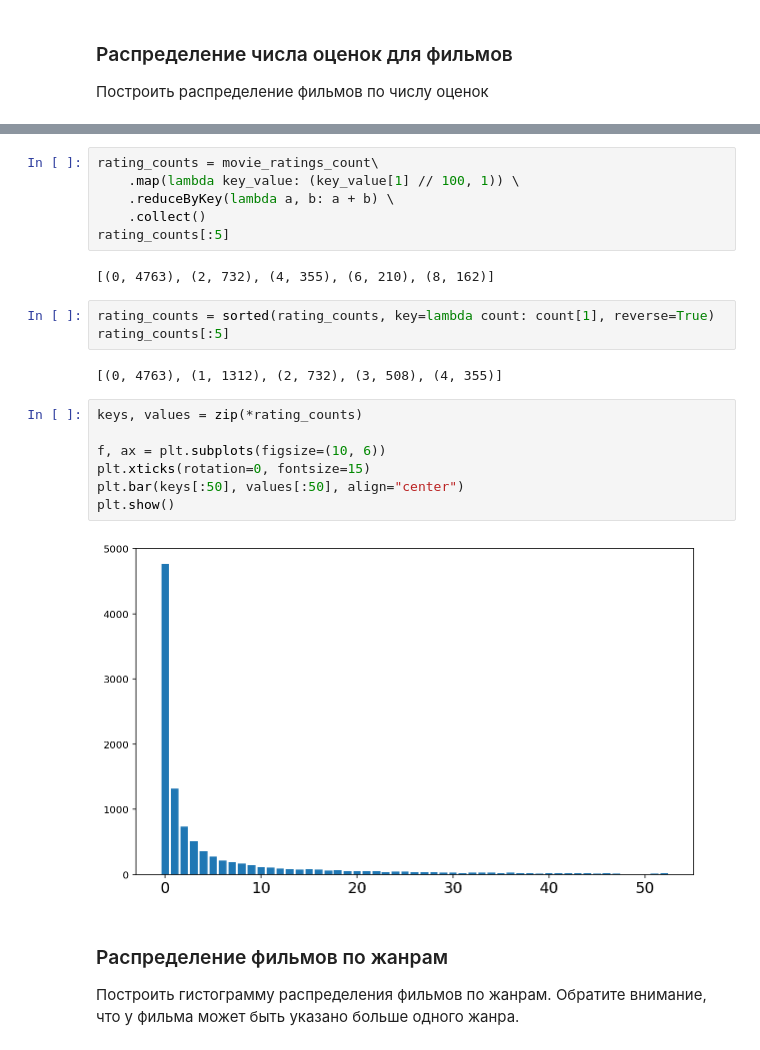
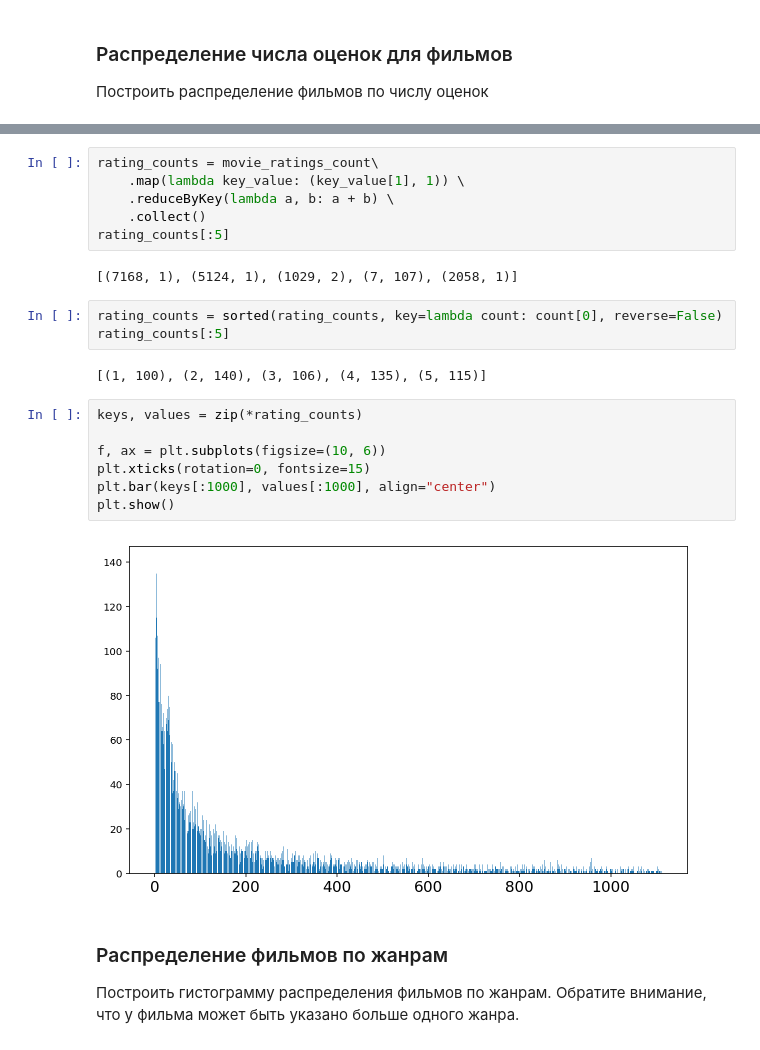
Before and after one commit to KatyaKos/MLBD, a Jupyter notebook: apache_spark/notebooks/spark_examples.ipynb, the cells around one changed output, grey strips where cells are left out. Saved outputs shown, nothing was run; the diff lists cells and outputs as text.

```diff
--- a/apache_spark/notebooks/spark_examples.ipynb
+++ b/apache_spark/notebooks/spark_examples.ipynb
@@ -352,25 +347,25 @@ movie_ratings_count.take(5)
 # %%
 rating_counts = movie_ratings_count\
-    .map(lambda key_value: (key_value[1] // 100, 1)) \
+    .map(lambda key_value: (key_value[1], 1)) \
     .reduceByKey(lambda a, b: a + b) \
     .collect()
 rating_counts[:5]
 # %% [output]
-[(0, 4763), (2, 732), (4, 355), (6, 210), (8, 162)]
+[(7168, 1), (5124, 1), (1029, 2), (7, 107), (2058, 1)]
 # %%
-rating_counts = sorted(rating_counts, key=lambda count: count[1], reverse=True)
+rating_counts = sorted(rating_counts, key=lambda count: count[0], reverse=False)
 rating_counts[:5]
 # %% [output]
-[(0, 4763), (1, 1312), (2, 732), (3, 508), (4, 355)]
+[(1, 100), (2, 140), (3, 106), (4, 135), (5, 115)]
 # %%
 keys, values = zip(*rating_counts)
 
 f, ax = plt.subplots(figsize=(10, 6))
 plt.xticks(rotation=0, fontsize=15)
-plt.bar(keys[:50], values[:50], align="center")
+plt.bar(keys[:1000], values[:1000], align="center")
 plt.show()
 # %% [output]
-[figure, old version]
+[figure, new version]
 # %% [markdown]
 ### Распределение фильмов по жанрам
 
```
Also changed, not shown: parts of 9 cells of this notebook, 1 other file.
